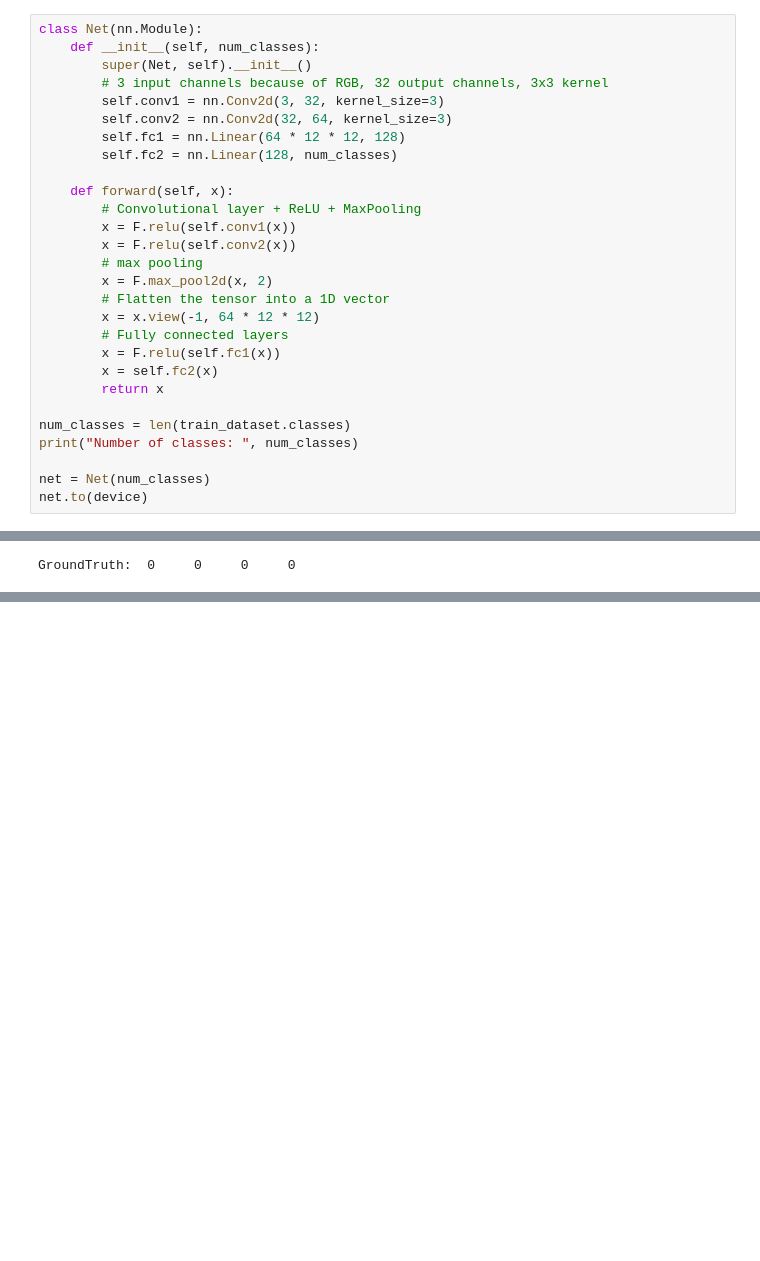
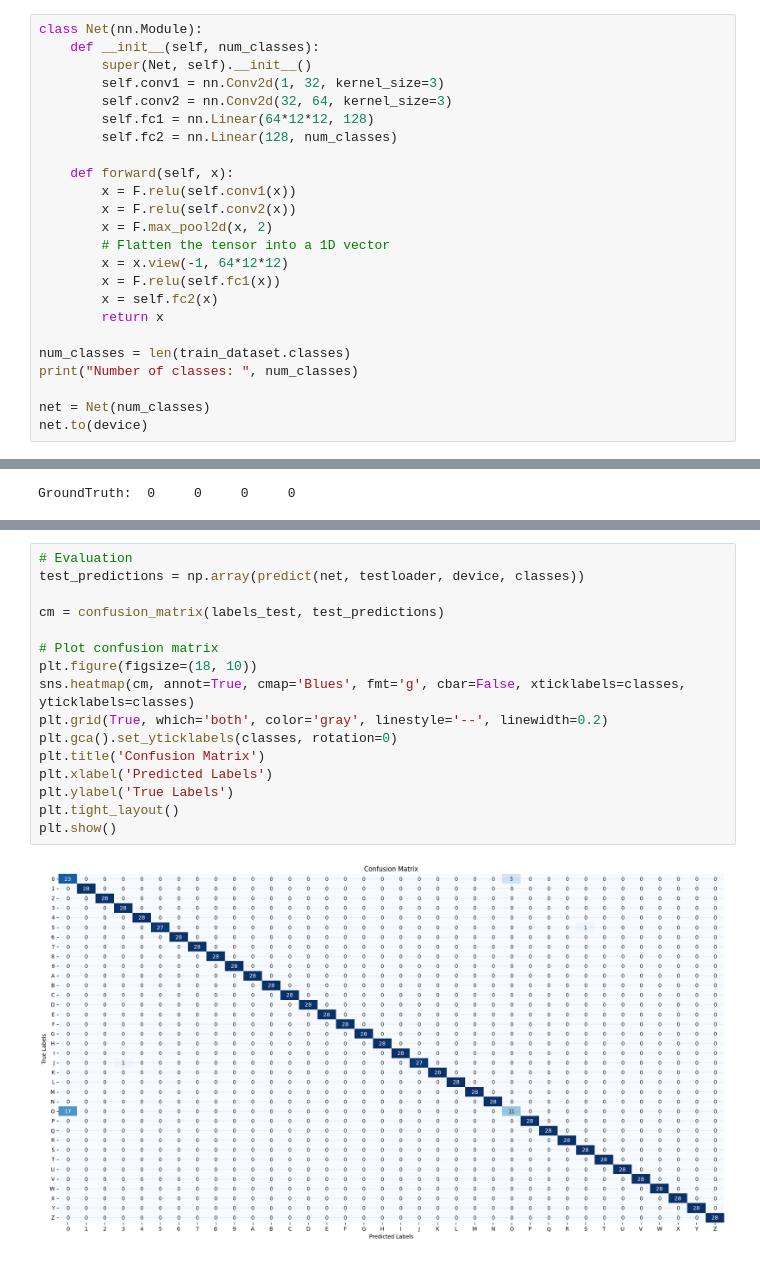
Before and after one commit to BaileyCollison/ENEL645_Project_Group2, a Jupyter notebook: Project_Notebook.ipynb, the cells around one changed output, grey strips where cells are left out. Cells and saved outputs as stored; diff of their text form; blank space fills up the shorter version.

```diff
--- a/Project_Notebook.ipynb
+++ b/Project_Notebook.ipynb
@@ -112,21 +271,17 @@ H     L     F     1     N     1     P     N
 class Net(nn.Module):
     def __init__(self, num_classes):
         super(Net, self).__init__()
-        # 3 input channels because of RGB, 32 output channels, 3x3 kernel
-        self.conv1 = nn.Conv2d(3, 32, kernel_size=3)
+        self.conv1 = nn.Conv2d(1, 32, kernel_size=3)
         self.conv2 = nn.Conv2d(32, 64, kernel_size=3)
-        self.fc1 = nn.Linear(64 * 12 * 12, 128)
+        self.fc1 = nn.Linear(64*12*12, 128)
         self.fc2 = nn.Linear(128, num_classes)
 
     def forward(self, x):
-        # Convolutional layer + ReLU + MaxPooling
         x = F.relu(self.conv1(x))
         x = F.relu(self.conv2(x))
-        # max pooling
         x = F.max_pool2d(x, 2)
         # Flatten the tensor into a 1D vector
-        x = x.view(-1, 64 * 12 * 12)
-        # Fully connected layers
+        x = x.view(-1, 64*12*12)
         x = F.relu(self.fc1(x))
         x = self.fc2(x)
         return x
@@ -275,3 +438,21 @@ Accuracy for class: W     is 100.0 %
 Accuracy for class: X     is 100.0 %
 Accuracy for class: Y     is 100.0 %
 Accuracy for class: Z     is 100.0 %
+# %%
+# Evaluation
+test_predictions = np.array(predict(net, testloader, device, classes))
+
+cm = confusion_matrix(labels_test, test_predictions)
+
+# Plot confusion matrix
+plt.figure(figsize=(18, 10))
+sns.heatmap(cm, annot=True, cmap='Blues', fmt='g', cbar=False, xticklabels=classes, yticklabels=classes)
+plt.grid(True, which='both', color='gray', linestyle='--', linewidth=0.2)
+plt.gca().set_yticklabels(classes, rotation=0)
+plt.title('Confusion Matrix')
+plt.xlabel('Predicted Labels')
+plt.ylabel('True Labels')
+plt.tight_layout()
+plt.show()
+# %% [output]
+[figure, added]
```
Also changed, not shown: parts of 11 cells of this notebook.
